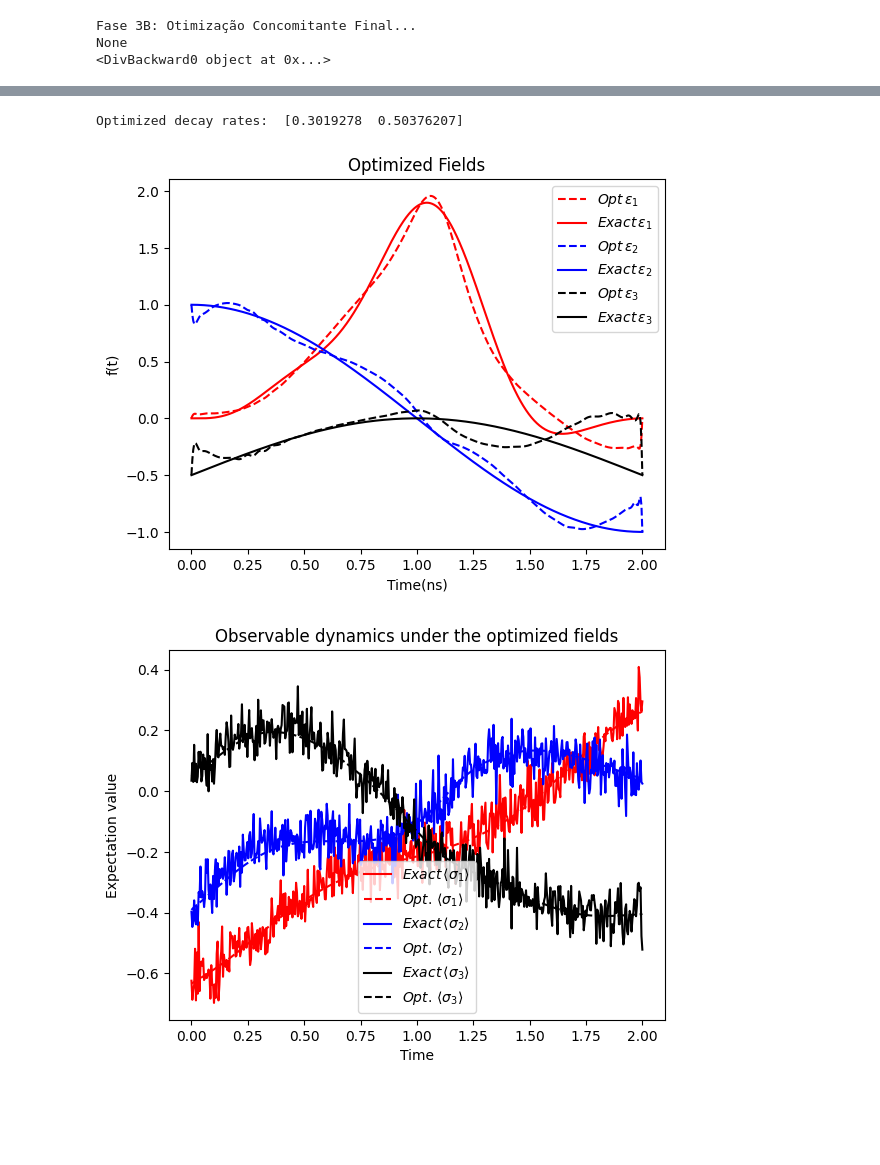
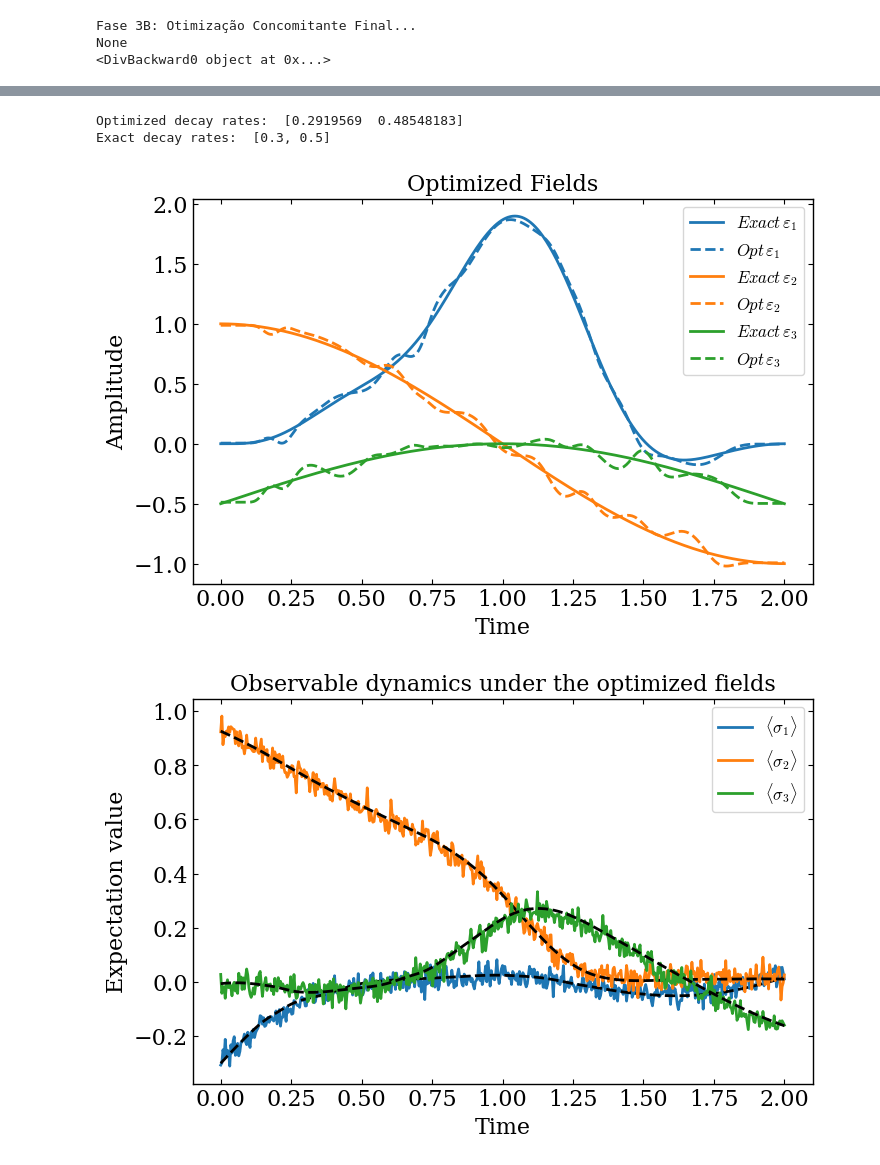
Before and after one commit to martinjimenez388/my-first-proyect, a Jupyter notebook: Examples/PINN_one_qubit_3stage_reconstruction.ipynb, the cells around one changed output, grey strips where cells are left out. Drawn from its saved outputs; the diff is of its cells as text; code cells hidden in the pictures; blank space fills up the shorter version.

```diff
--- a/Examples/PINN_one_qubit_3stage_reconstruction.ipynb
+++ b/Examples/PINN_one_qubit_3stage_reconstruction.ipynb
@@ -317,8 +339,8 @@ Rede_Campos = Rede(
     activation=[SIN()]*3,
     creat_p=False,
     use_fourier=True,
-    n_freq=10,
-    f_max=1.0
+    n_freq=20,
+    f_max=0.5
 ).to(device)
 """
 Rede_Campos = my.Rede(
@@ -329,11 +351,3 @@ Rede_Campos = my.Rede(
     creat_p     =True,
     N_of_paramater= 0).to(device)
 """
-#I try with an architechture without Fourier features, since the fields are expected to be smooth functions of time
-time =  tc.linspace(
-        0,
-        t_points[-1],
-        len(t_points),
-        dtype   = tc.float32,
-        #requires_grad = True,
-        device=device).reshape((-1, 1))
@@ -341,11 +357,11 @@ time =  tc.linspace(
 print("Computing derivatives from a neural network for the observables.")
 
 opt_observables = tc.optim.Adam(Rede_Estados.parameters(), lr=1e-3)
-scheduler_obs = tc.optim.lr_scheduler.ReduceLROnPlateau(opt_observables, mode='min', factor=0.5, patience=500)
+scheduler_obs = tc.optim.lr_scheduler.ReduceLROnPlateau(opt_observables, mode='min', factor=0.5, patience=800)
 
 best_val_loss = float("inf")
 best_state = None
-early_stop_patience = 500
+early_stop_patience = 800
 epochs_without_improvement = 0
 min_delta = 1e-8
 
@@ -377,7 +393,7 @@ LOSS_VAL = []
 #    if isinstance(obj, nn.Module):
 #        ids = {id(p) for p in obj.parameters()}
 #        print(name, len(ids), len(ids & opt_ids))
-for epoca in range(500):
+for epoca in tqdm(range(800)):
     Rede_Estados.train()
     opt_observables.zero_grad()
     y_pred = Rede_Estados(times_train)
@@ -471,5 +487,5 @@ plt.show()
 # %%
-istate = 4
+istate = 5
 
 fig, ax = plt.subplots()
 
@@ -479,7 +495,7 @@ ax.plot(t_points, Obsdat[:, 3*istate+2], label=fr"$\langle \sigma_z \rangle$", l
 for i in range(3):
     ax.plot(t_points, y_fixo_np[:, istate * NUM_OBSERVAVEIS + i], 'k--')
 
-ax.set_xlabel("t")
+ax.set_xlabel("Time")
 ax.set_ylabel("Mean values")
 ax.legend()
 plt.plot()
@@ -727,48 +769,51 @@ plt.show()
 X_  = Rede_Campos(time).detach().numpy()
 Opt_gammas = param_gamma.detach().cpu().numpy()
 print("Optimized decay rates: ", Opt_gammas)
+print("Exact decay rates: ", gams)
 
-gam_opt = (X_vector.parametro).detach().numpy()
-colors = ['r', 'b', 'k']
+gam_opt = (param_gamma).detach().numpy()
+colors = ['C0', 'C1', 'C2']
 fig, ax = plt.subplots()
 
 for i in range(Nfield):
-  ax.plot(t_points, X_[:,i], label=fr"$Opt \, \epsilon_{i+1}$", color=colors[i], linestyle='--')
-  ax.plot(t_points, ctrls[:,i], label=fr"$Exact \, \epsilon_{i+1}$", color=colors[i])
+  ax.plot(t_points, ctrls[:,i], label=fr"$Exact \, \varepsilon_{i+1}$", color=colors[i])
+  ax.plot(t_points, X_[:,i], label=fr"$Opt \, \varepsilon_{i+1}$", color=colors[i], linestyle='--')
 
 
-plt.xlabel('Time(ns)')
-plt.ylabel('f(t)')
+plt.xlabel('Time')
+plt.ylabel('Amplitude')
 #plt.plot(t_points, guess_field(time).detach().numpy(),"b-", label="Guess field")
 plt.legend()
 plt.title('Optimized Fields')
 plt.show()
 # %% [output]
-Optimized decay rates:  [0.3019278  0.50376207]
+Optimized decay rates:  [0.2919569  0.48548183]
+Exact decay rates:  [0.3, 0.5]
-[figure, old version]
+[figure, new version]
 # %%
-istate = 1
+istate = nist+1
 
 rho0 = Instates[istate]
 
 H = [basis[2]*Sz]
 for i in range(Nfield):
     H.append([basis[i], X_[:, i]]) # QuTiP uses cubic spline interpolation for field_data
 
 c_ops = [np.sqrt(Opt_gammas[0])*qt.sigmaz(), np.sqrt(Opt_gammas[1])*qt.sigmam()]
 
 opts = {'store_states':True, 'atol':1.e-8, 'rtol':1.e-6}
 result_opt = qt.mesolve(H, rho0, t_points, e_ops=basis, c_ops=c_ops, options=opts)
 
 fig, ax = plt.subplots()
 for i in range(Liedim):
-  ax.plot(t_points, Obsdat[:, Liedim*istate + i].flatten(), label=fr"$Exact \, \langle \sigma_{i+1} \rangle$", color=colors[i])
-  ax.plot(t_points, result_opt.expect[i], label=fr"$Opt. \, \langle \sigma_{i+1} \rangle$", color=colors[i], linestyle='--')
+  NoiDat = Obsdat[:, Liedim*istate + i].flatten() if istate < nist else Valdat[:, Liedim*(istate-nist) + i].flatten()
+  ax.plot(t_points, NoiDat, label=fr"$ \langle \sigma_{i+1} \rangle$")#color=colors[i]
+  ax.plot(t_points, result_opt.expect[i], color="k", linestyle='--')#, label=fr"$Opt. \, \langle \sigma_{i+1} \rangle$"
 
 ax.set_xlabel("Time")
 ax.set_ylabel("Expectation value")
 ax.legend()
 plt.title('Observable dynamics under the optimized fields')
 plt.show()
 # %% [output]
-[figure, old version]
+[figure, new version]
```
Also changed, not shown: parts of 18 cells of this notebook, 1 other file.
